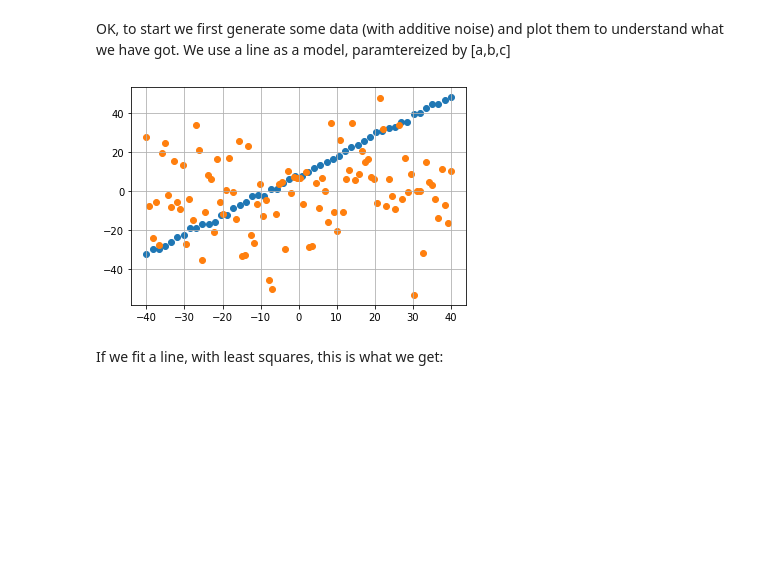
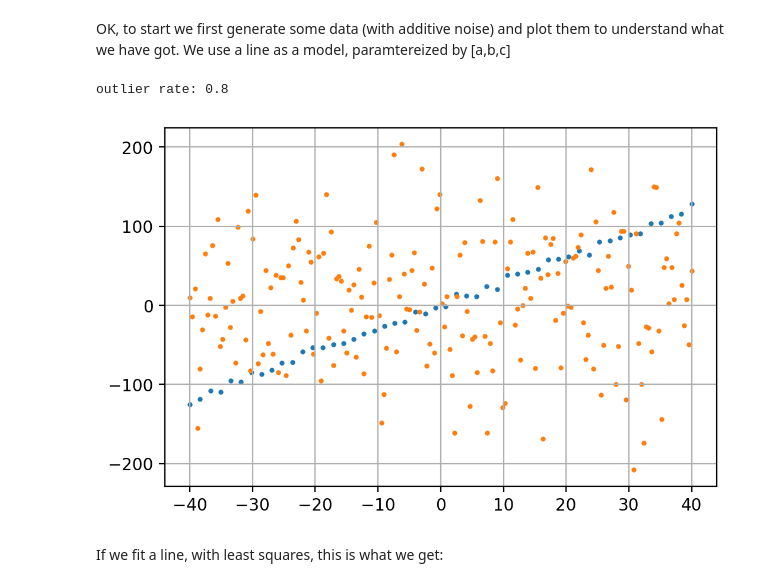
Before and after one commit to arpvorlesung/code, a Jupyter notebook: GNC_demo.ipynb, the cells around one changed output. Drawn from its saved outputs; the diff is of its cells as text; code cells hidden in the pictures; blank space fills up the shorter version.

```diff
--- a/GNC_demo.ipynb
+++ b/GNC_demo.ipynb
@@ -4,6 +4,9 @@
 The next big thing following RANSAC
 # %% [markdown]
 Let's assume we want to do a robust fit with roboust cost function. One example is the so called Geman McClure function
+# %%
+import matplotlib.pyplot as plt
+plt.rcParams['figure.dpi'] = 200
 # %%
 import numpy as np
 import matplotlib.pyplot as plt
@@ -27,34 +30,37 @@ OK, to start we first generate some data (with additive noise) and plot them to
 # %%
 import numpy as np
 from scipy import optimize
 import matplotlib.pyplot as plt
 import matplotlib.colors as colors
 
 from numpy.random import default_rng
 rng = default_rng()
 
 # let g be a kinear function of x
 def linear_model(theta, x):
     return (theta[0] * x + theta[1])
 
 #generate some inlier data
 x_data = np.linspace(-40,40)
-a=1; b=1,5; noise = 1
+a=3; b=1; noise = 4
 y_data = linear_model([a,b],x_data) + noise * rng.standard_normal(x_data.shape[0])
 
 #generate some outliers
 
-noise2 = 20
-x2_data = np.linspace(-40,40,100)
+noise2 = 80
+x2_data = np.linspace(-40,40,200)
 y2_data = noise2 * rng.standard_normal(x2_data.shape[0])
 
-plt.scatter(x_data,y_data)
-plt.scatter(x2_data,y2_data)
+print('outlier rate: ' +  repr(x2_data.size / (x_data.size + x2_data.size)))
+
+plt.scatter(x_data,y_data, s=4)
+plt.scatter(x2_data,y2_data, s=4)
 #plt.axis('equal')
 plt.grid(True)
 plt.show()
 # %% [output]
+outlier rate: 0.8
-[figure, old version]
+[figure, new version]
 # %% [markdown]
 If we fit a line, with least squares, this is what we get:
 # %%
```
Also changed, not shown: parts of 3 cells of this notebook.
